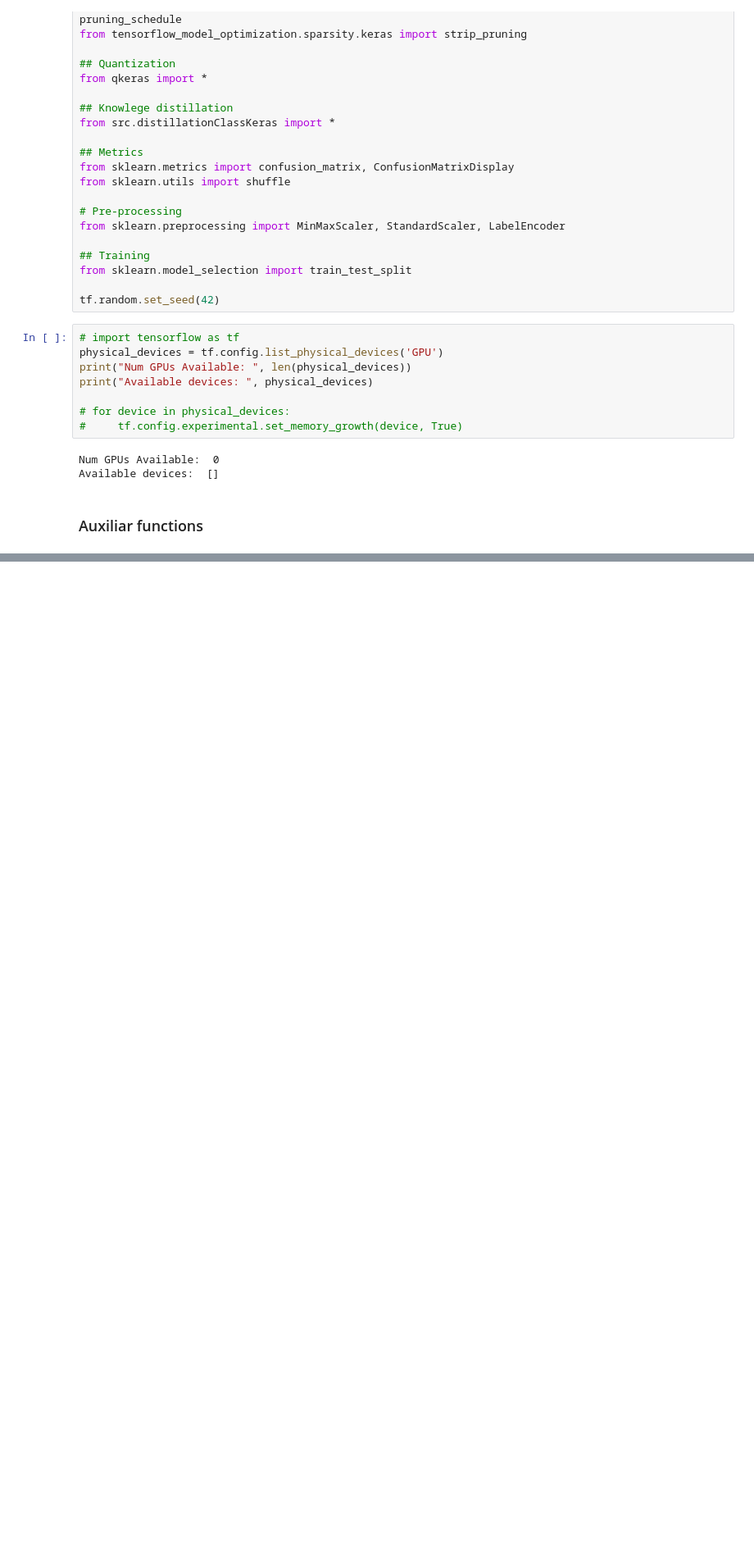
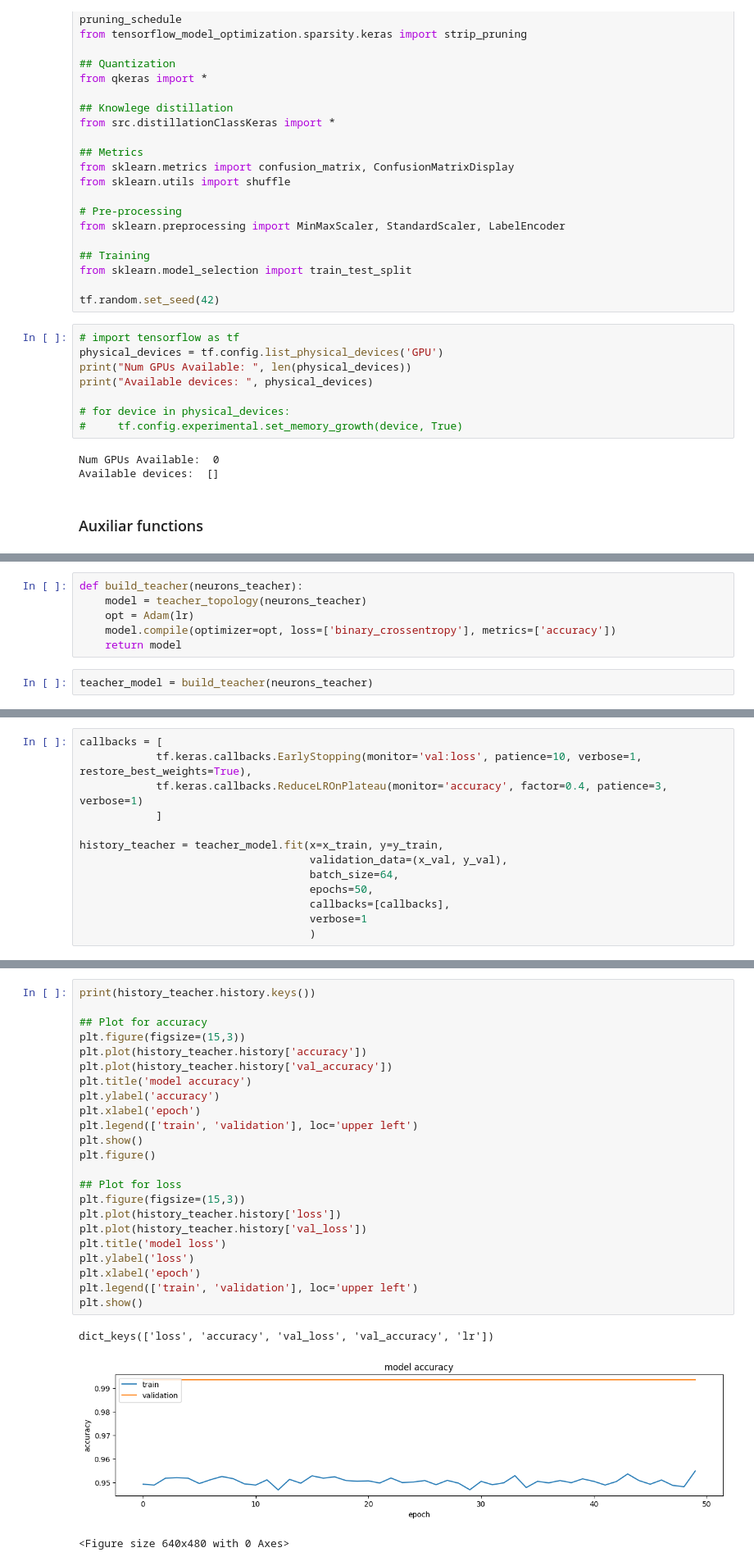
Before and after one commit to fabioc9675/KRIA_Starter_Guide, a Jupyter notebook: ICTP_MachineLearning/pythonModel/Part_1_training.ipynb, the cells around one changed output, grey strips where cells are left out. Shown at 82% size. Saved outputs shown, nothing was run; the diff lists cells and outputs as text; blank space fills up the shorter version.

Commit message:
Training of the model with tensorflow and Qkeras

```diff
--- a/ICTP_MachineLearning/pythonModel/Part_1_training.ipynb
+++ b/ICTP_MachineLearning/pythonModel/Part_1_training.ipynb
@@ -64,0 +229,8 @@ Available devices:  []
+# %%
+def build_teacher(neurons_teacher):
+    model = teacher_topology(neurons_teacher)
+    opt = Adam(lr)
+    model.compile(optimizer=opt, loss=['binary_crossentropy'], metrics=['accuracy'])
+    return model
+# %%
+teacher_model = build_teacher(neurons_teacher)
@@ -64,0 +257,13 @@ Available devices:  []
+# %%
+callbacks = [
+            tf.keras.callbacks.EarlyStopping(monitor='val:loss', patience=10, verbose=1, restore_best_weights=True),
+            tf.keras.callbacks.ReduceLROnPlateau(monitor='accuracy', factor=0.4, patience=3, verbose=1)
+            ]
+
+history_teacher = teacher_model.fit(x=x_train, y=y_train,
+                                    validation_data=(x_val, y_val),
+                                    batch_size=64,
+                                    epochs=50,
+                                    callbacks=[callbacks],
+                                    verbose=1
+                                    )
@@ -64,0 +292,27 @@ Available devices:  []
+# %%
+print(history_teacher.history.keys())
+
+## Plot for accuracy
+plt.figure(figsize=(15,3))
+plt.plot(history_teacher.history['accuracy'])
+plt.plot(history_teacher.history['val_accuracy'])
+plt.title('model accuracy')
+plt.ylabel('accuracy')
+plt.xlabel('epoch')
+plt.legend(['train', 'validation'], loc='upper left')
+plt.show()
+plt.figure()
+
+## Plot for loss
+plt.figure(figsize=(15,3))
+plt.plot(history_teacher.history['loss'])
+plt.plot(history_teacher.history['val_loss'])
+plt.title('model loss')
+plt.ylabel('loss')
+plt.xlabel('epoch')
+plt.legend(['train', 'validation'], loc='upper left')
+plt.show()
+# %% [output]
+dict_keys(['loss', 'accuracy', 'val_loss', 'val_accuracy', 'lr'])
+[figure, added]
+<Figure size 640x480 with 0 Axes>
```
Also changed, not shown: parts of 58 cells of this notebook, 2 other files.
